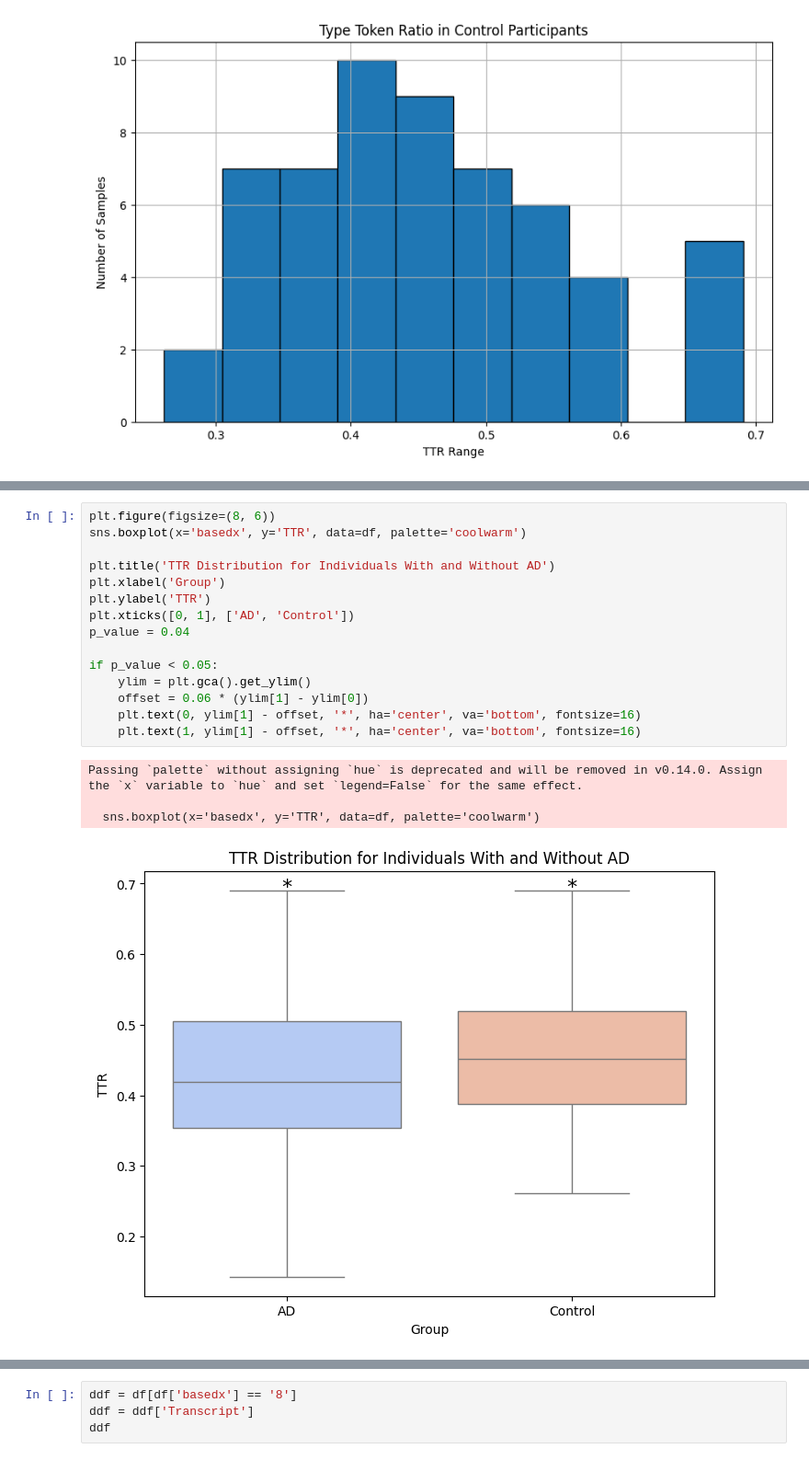
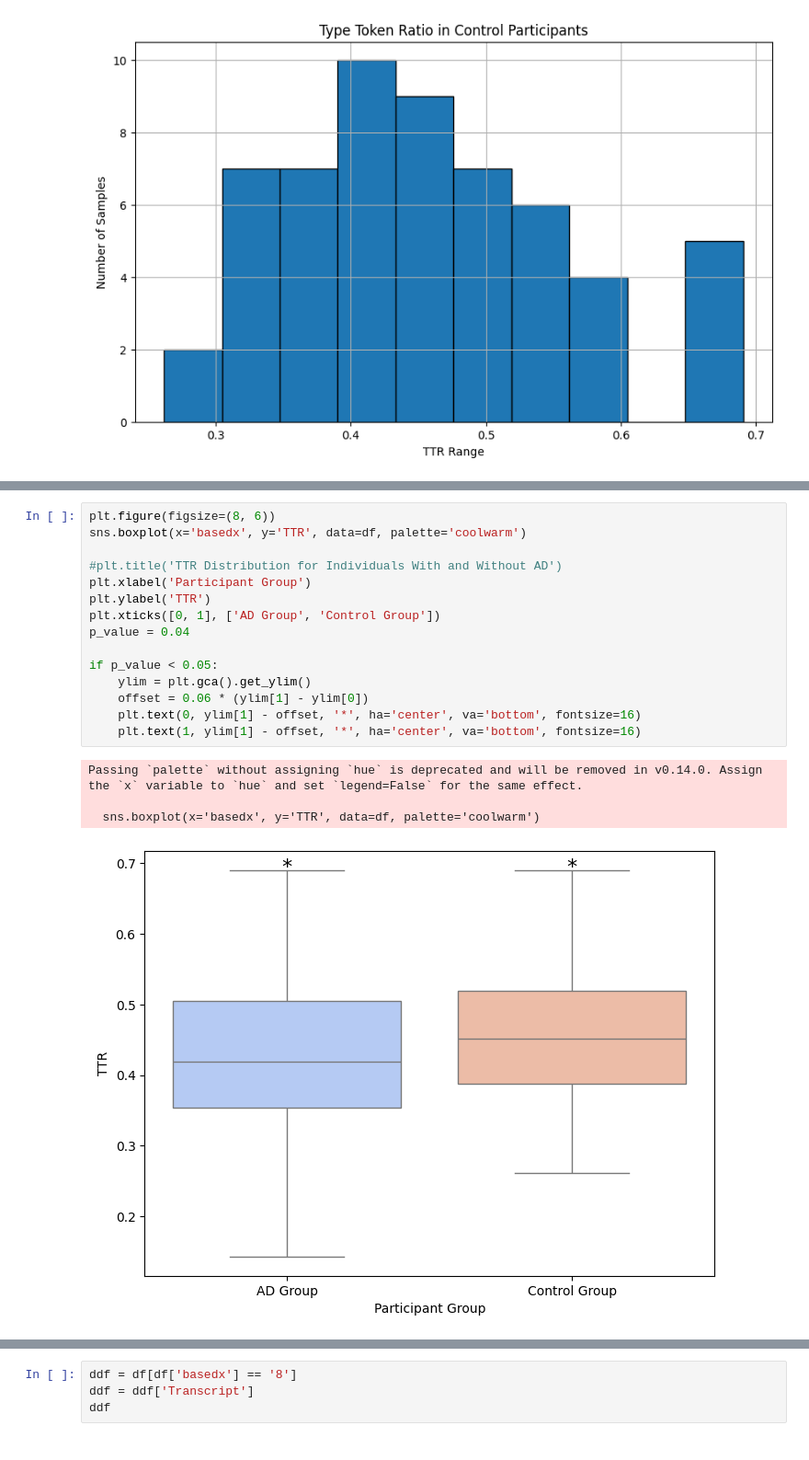
Before and after one commit to texas-flavoured-canadien/Vocab_Richness_AD, a Jupyter notebook: Vocabulary_Richness_AD.ipynb, the cells around one changed output, grey strips where cells are left out. Shown at 92% size. Drawn from its saved outputs; the diff is of its cells as text.

```diff
--- a/Vocabulary_Richness_AD.ipynb
+++ b/Vocabulary_Richness_AD.ipynb
@@ -830,23 +894,23 @@ plt.show()
 # %%
 plt.figure(figsize=(8, 6))
 sns.boxplot(x='basedx', y='TTR', data=df, palette='coolwarm')
 
-plt.title('TTR Distribution for Individuals With and Without AD')
-plt.xlabel('Group')
+#plt.title('TTR Distribution for Individuals With and Without AD')
+plt.xlabel('Participant Group')
 plt.ylabel('TTR')
-plt.xticks([0, 1], ['AD', 'Control'])
+plt.xticks([0, 1], ['AD Group', 'Control Group'])
 p_value = 0.04
 
 if p_value < 0.05:
     ylim = plt.gca().get_ylim()
     offset = 0.06 * (ylim[1] - ylim[0])
     plt.text(0, ylim[1] - offset, '*', ha='center', va='bottom', fontsize=16)
     plt.text(1, ylim[1] - offset, '*', ha='center', va='bottom', fontsize=16)
 # %% [output]
 Passing `palette` without assigning `hue` is deprecated and will be removed in v0.14.0. Assign the `x` variable to `hue` and set `legend=False` for the same effect.
 
   sns.boxplot(x='basedx', y='TTR', data=df, palette='coolwarm')
-[figure, old version]
+[figure, new version]
 # %%
 ddf1 = df[df['basedx'] == '1']
 ddf1 = ddf1['Transcript']
```
Also changed, not shown: parts of 15 cells of this notebook.
